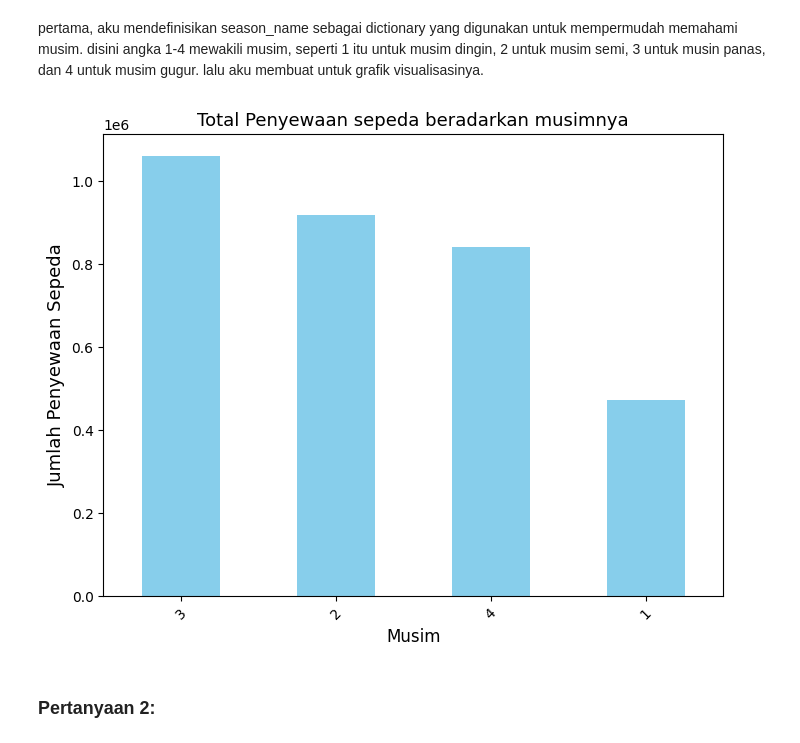
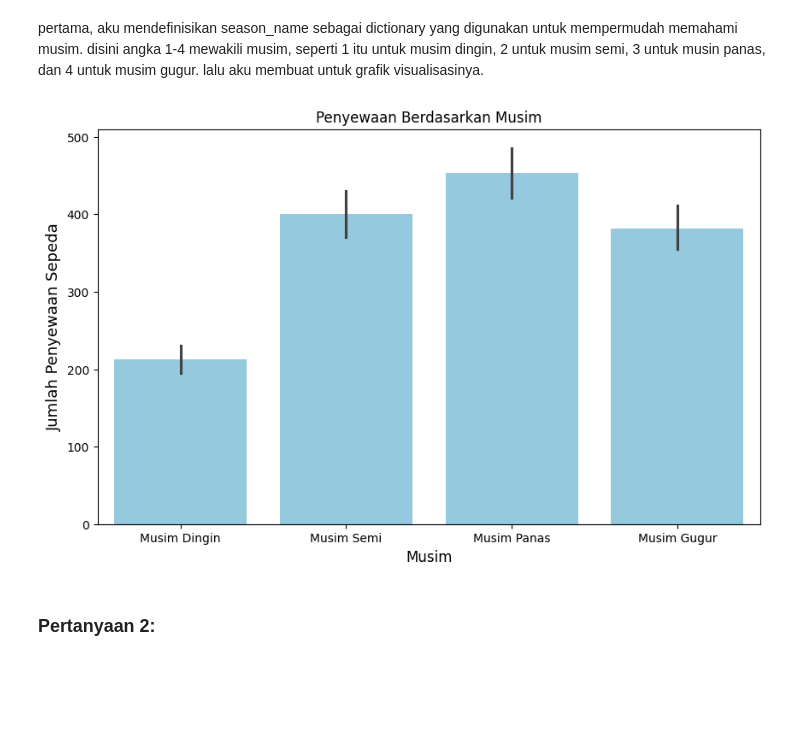
Before and after one commit to Najiann/submission, a Jupyter notebook: notebook__bike.ipynb, the cells around one changed output. Cells and saved outputs as stored; diff of their text form; code cells hidden in the pictures; blank space fills up the shorter version.

```diff
--- a/notebook__bike.ipynb
+++ b/notebook__bike.ipynb
@@ -32,6 +32,7 @@ Mengambil data pada github ku sendiri. pertama aku mengupload data set pada repo
 # %%
 day_df = pd.read_csv("https://raw.githubusercontent.com/Najiann/dataset/refs/heads/main/day.csv")
 hour_df = pd.read_csv("https://raw.githubusercontent.com/Najiann/dataset/refs/heads/main/hour.csv")
+all_df = pd.read_csv("https://raw.githubusercontent.com/Najiann/dataset/refs/heads/main/all_data.csv")
 # %% [markdown]
 **Insight:**
 - Dataset berasal dari sistem Capital Bikeshare di Washington D.C. (2011–2012).
@@ -172,21 +157,16 @@ cnt   0.627494  1.000000
 # %% [markdown]
 pertama, aku mendefinisikan season_name sebagai dictionary yang digunakan untuk mempermudah memahami musim. disini angka 1-4 mewakili musim, seperti 1 itu untuk musim dingin, 2 untuk musim semi, 3 untuk musin panas, dan 4 untuk musim gugur. lalu aku membuat untuk grafik visualisasinya.
 # %%
-season_name = {
-    1:'Musim Dingin',
-    2:'Musim Semi',
-    3:'Musim Panas',
-    4:'Musim Gugur'
-}
+musim = {1: "Musim Dingin", 2: "Musim Semi", 3: "Musim Panas", 4: "Musim Gugur"}
+all_df['season'] = all_df['season'].map(musim)
 
-plt.figure(figsize=(8,6))
-season['cnt'].plot(kind='bar', color='skyblue')
-plt.title('Total Penyewaan sepeda beradarkan musimnya', fontsize=13)
-plt.xlabel('Musim', fontsize=12)
-plt.ylabel('Jumlah Penyewaan Sepeda', fontsize=13)
-plt.xticks(rotation=45)
+fig, ax = plt.subplots(figsize=(10,6))
+sns.barplot(x="season", y="cnt", data=all_df, color="skyblue", ax=ax)
+ax.set_title('Penyewaan Berdasarkan Musim')
+ax.set_xlabel('Musim', fontsize=12)
+ax.set_ylabel('Jumlah Penyewaan Sepeda', fontsize=13)
 plt.show()
 # %% [output]
-[figure, old version]
+[figure, new version]
 # %% [markdown]
 ### Pertanyaan 2:
```
Also changed, not shown: parts of 10 cells of this notebook, 1 other file.
